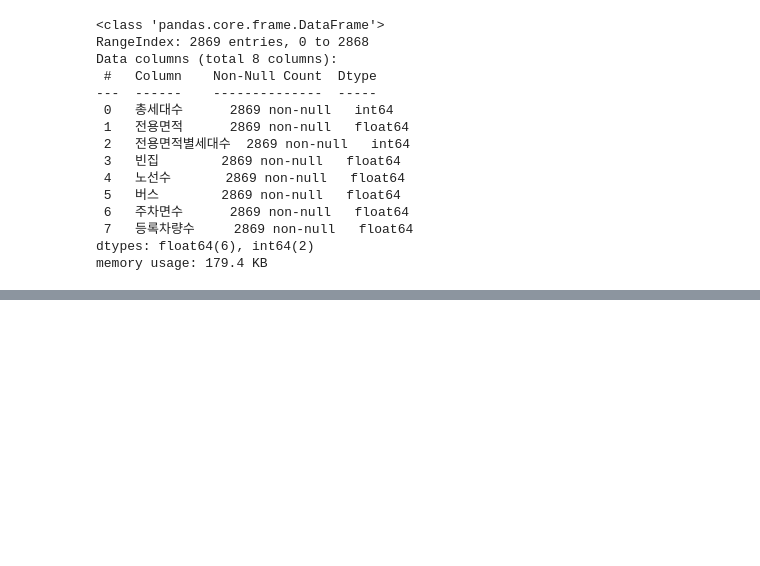
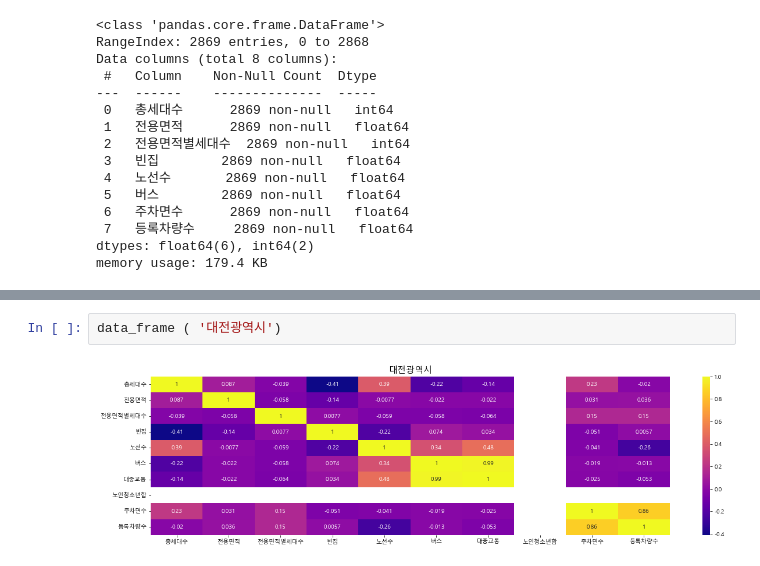
Before and after one commit to hxgyxxng/AcornTeamJjajang, a Jupyter notebook: 동현/주차수요 히트맵.ipynb, the cells around one changed output, grey strips where cells are left out. Drawn from its saved outputs; the diff is of its cells as text; blank space fills up the shorter version.

```diff
--- a/동현/주차수요 히트맵.ipynb
+++ b/동현/주차수요 히트맵.ipynb
@@ -86,0 +333,4 @@ plt.show()
+# %%
+data_frame ( '대전광역시')
+# %% [output]
+[figure, added]
```
Also changed, not shown: parts of 46 cells of this notebook.
